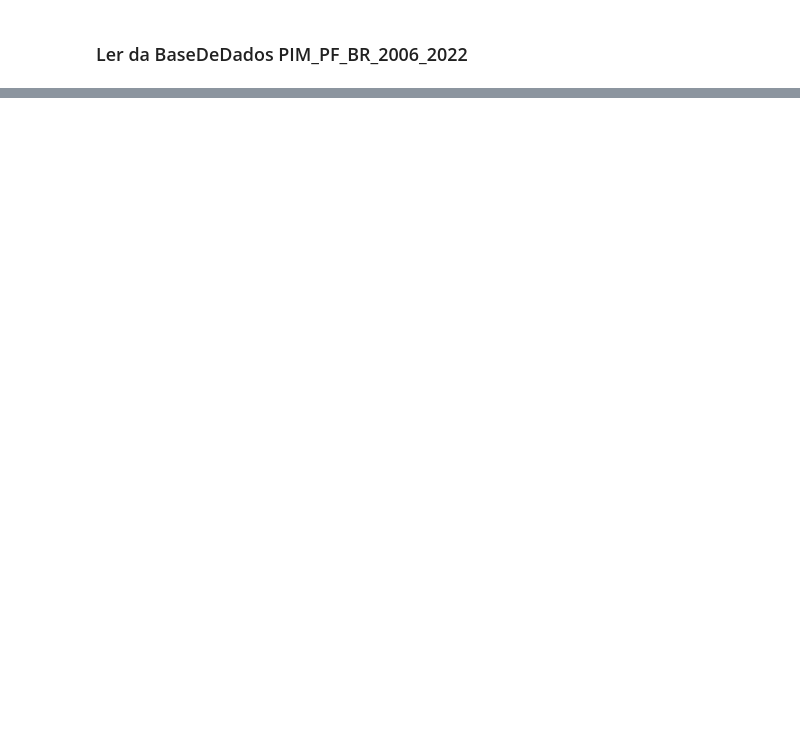
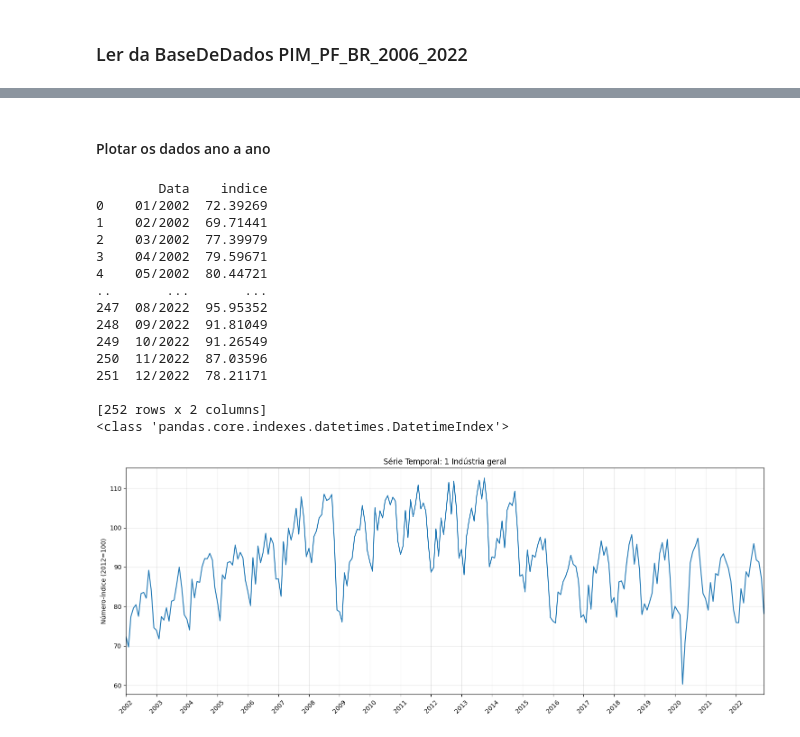
Before and after one commit to MarianaMayumeCaniza/PROJETOAPLICADO4_2026.01, a Jupyter notebook: Desenvolvimento/DesenvolvimentodoProjeto.ipynb, the cells around one changed output, grey strips where cells are left out. Drawn from its saved outputs; the diff is of its cells as text; code cells hidden in the pictures; blank space fills up the shorter version.

```diff
--- a/Desenvolvimento/DesenvolvimentodoProjeto.ipynb
+++ b/Desenvolvimento/DesenvolvimentodoProjeto.ipynb
@@ -13,0 +90,70 @@ FileNotFoundError: [Errno 2] No such file or directory: '\\BaseDeDados\\PIM_PF_B
+# %% [markdown]
+#### Plotar os dados ano a ano
+# %%
+# TRANSPOSIÇÃO E CONVERSÃO
+df_final = pd.DataFrame({
+    'Data': df.iloc[0].values,
+    'indice': df.iloc[1].values
+})
+
+df_final = df_final.dropna()
+
+df_final['indice'] = (
+    df_final['indice']
+    .astype(str)
+    .str.replace(',', '.')
+    .astype(float)
+)
+
+
+print(df_final)
+df_final['Data'] = pd.to_datetime(df_final['Data'], format='%m/%Y')
+df_final = df_final.set_index('Data')
+print(type(df_final.index))
+
+
+# 7. GRÁFICO USANDO O TÍTULO SALVO
+import matplotlib.pyplot as plt
+import matplotlib.dates as mdates
+
+# Aumentamos um pouco o gráfico para caber mais informação
+fig, ax = plt.subplots(figsize=(15, 6))
+
+# Plotamos os dados
+ax.plot(df_final.index, df_final['indice'], label='Índice de Produção', color='tab:blue')
+
+# --- O PULO DO GATO ESTÁ AQUI ---
+# 1. Força o marcador a aparecer de 1 em 1 ano (YearLocator(1))
+ax.xaxis.set_major_locator(mdates.YearLocator(1))
+
+# 2. Formata para mostrar apenas o Ano
+ax.xaxis.set_major_formatter(mdates.DateFormatter('%Y'))
+
+# 3. Inclina 45 graus para os anos não baterem um no outro
+plt.xticks(rotation=45)
+
+
+plt.xlim(df_final.index.min(), df_final.index.max())
+
+plt.title(f'Série Temporal: {titulo_analise}')
+plt.ylabel('Número-Índice (2012=100)')
+plt.grid(True, alpha=0.3)
+plt.tight_layout()
+plt.show()
+# %% [output]
+        Data    indice
+0    01/2002  72.39269
+1    02/2002  69.71441
+2    03/2002  77.39979
+3    04/2002  79.59671
+4    05/2002  80.44721
+..       ...       ...
+247  08/2022  95.95352
+248  09/2022  91.81049
+249  10/2022  91.26549
+250  11/2022  87.03596
+251  12/2022  78.21171
+
+[252 rows x 2 columns]
+<class 'pandas.core.indexes.datetimes.DatetimeIndex'>
+[figure, added]
```
Also changed, not shown: parts of 8 cells of this notebook.
